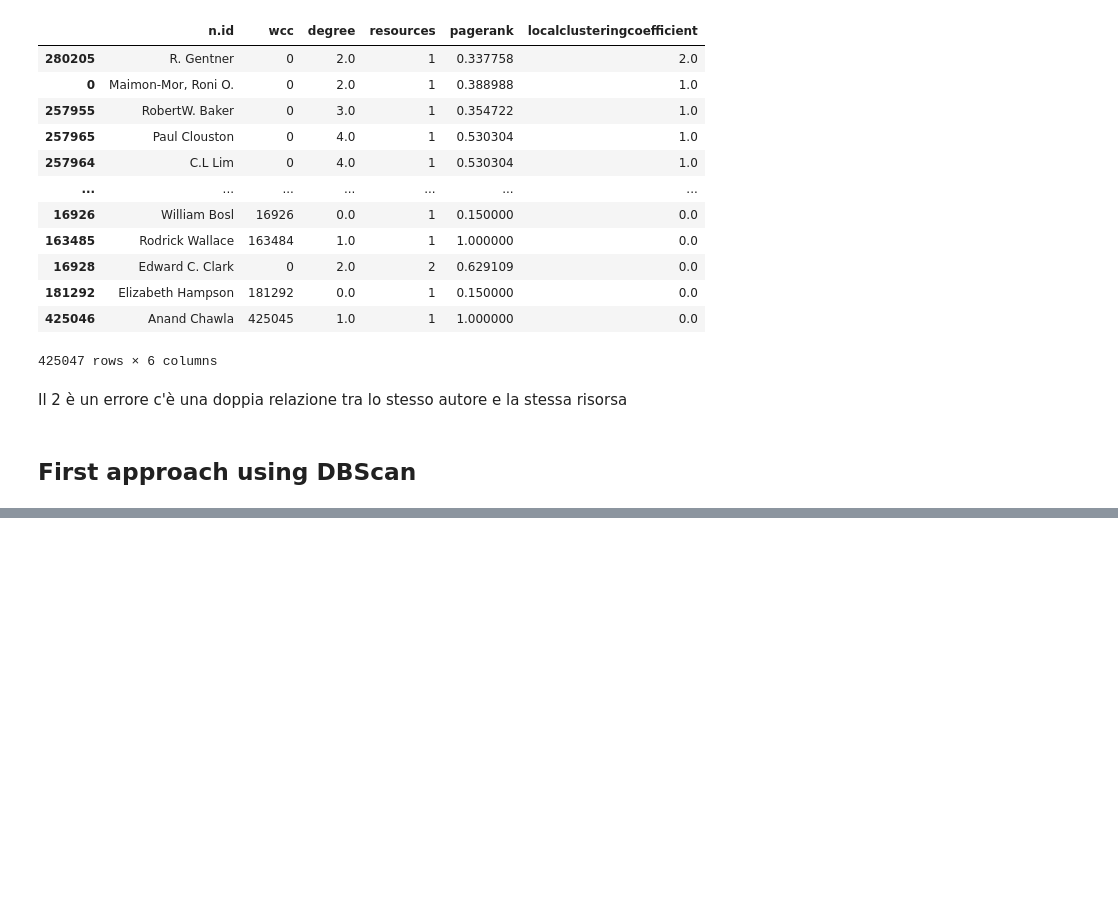
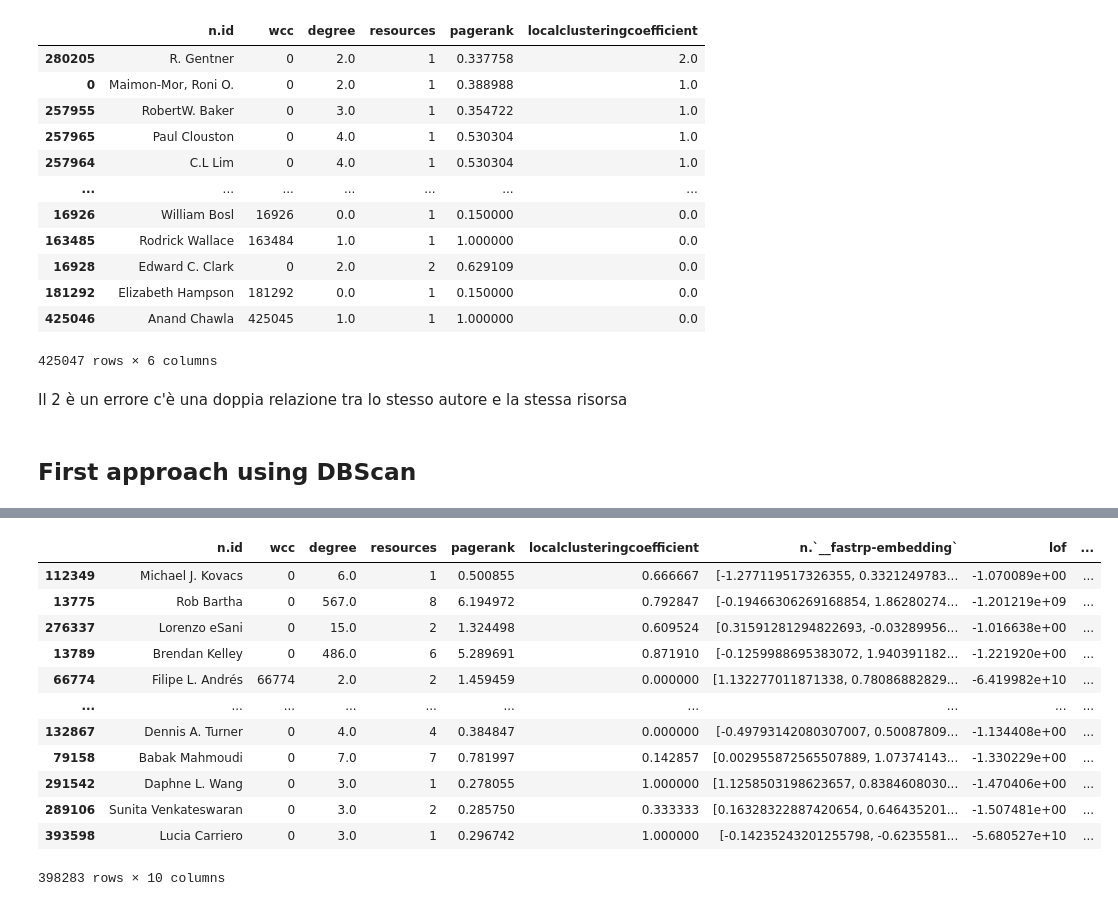
Before and after one commit to minu7/neuroinformatics-analysis, a Jupyter notebook: author_linked_by_resources.ipynb, the cells around one changed output, grey strips where cells are left out. Cells and saved outputs as stored; diff of their text form; code cells hidden in the pictures; blank space fills up the shorter version.

```diff
--- a/author_linked_by_resources.ipynb
+++ b/author_linked_by_resources.ipynb
@@ -251,0 +418,27 @@ n_noise_ = list(labels).count(-1)
+# %%
+distances_second = distances[0][:, 1]
+indices_second = distances[1][:, 1]
+# %%
+nearest_neighbour_df = df[['n.id']].iloc[indices_second]
+# %%
+df['nearest_neighbour'] = nearest_neighbour_df['n.id'].to_list()
+# %%
+df['distance_to_nearest_neighbour'] = distances_second
+# %%
+df[df['degree'] > 1].sort_values(by=['distance_to_nearest_neighbour'], ascending=True) # sembra un pattern ricorrente scrivere il nome per esteso se sono solo e puntato se sono con altri
+# il primo sono 2 collegati 2 volte con la stessa risorsa
+# Brendan Kelley c'è una risorsa dove hanno contribuito tutti 2 volte
+# %% [output]
+|  | n.id | wcc | degree | resources | pagerank | localclusteringcoefficient | n.`__fastrp-embedding` | lof | ... |
+| 112349 | Michael J. Kovacs | 0 | 6.0 | 1 | 0.500855 | 0.666667 | [-1.277119517326355, 0.3321249783... | -1.070089e+00 | ... |
+| 13775 | Rob Bartha | 0 | 567.0 | 8 | 6.194972 | 0.792847 | [-0.19466306269168854, 1.86280274... | -1.201219e+09 | ... |
+| 276337 | Lorenzo eSani | 0 | 15.0 | 2 | 1.324498 | 0.609524 | [0.31591281294822693, -0.03289956... | -1.016638e+00 | ... |
+| 13789 | Brendan Kelley | 0 | 486.0 | 6 | 5.289691 | 0.871910 | [-0.1259988695383072, 1.940391182... | -1.221920e+00 | ... |
+| 66774 | Filipe L. Andrés | 66774 | 2.0 | 2 | 1.459459 | 0.000000 | [1.132277011871338, 0.78086882829... | -6.419982e+10 | ... |
+| ... | ... | ... | ... | ... | ... | ... | ... | ... | ... |
+| 132867 | Dennis A. Turner | 0 | 4.0 | 4 | 0.384847 | 0.000000 | [-0.49793142080307007, 0.50087809... | -1.134408e+00 | ... |
+| 79158 | Babak Mahmoudi | 0 | 7.0 | 7 | 0.781997 | 0.142857 | [0.002955872565507889, 1.07374143... | -1.330229e+00 | ... |
+| 291542 | Daphne L. Wang | 0 | 3.0 | 1 | 0.278055 | 1.000000 | [1.1258503198623657, 0.8384608030... | -1.470406e+00 | ... |
+| 289106 | Sunita Venkateswaran | 0 | 3.0 | 2 | 0.285750 | 0.333333 | [0.16328322887420654, 0.646435201... | -1.507481e+00 | ... |
+| 393598 | Lucia Carriero | 0 | 3.0 | 1 | 0.296742 | 1.000000 | [-0.14235243201255798, -0.6235581... | -5.680527e+10 | ... |
+398283 rows × 10 columns
```
Also changed, not shown: parts of 28 cells of this notebook, 2 other files.
